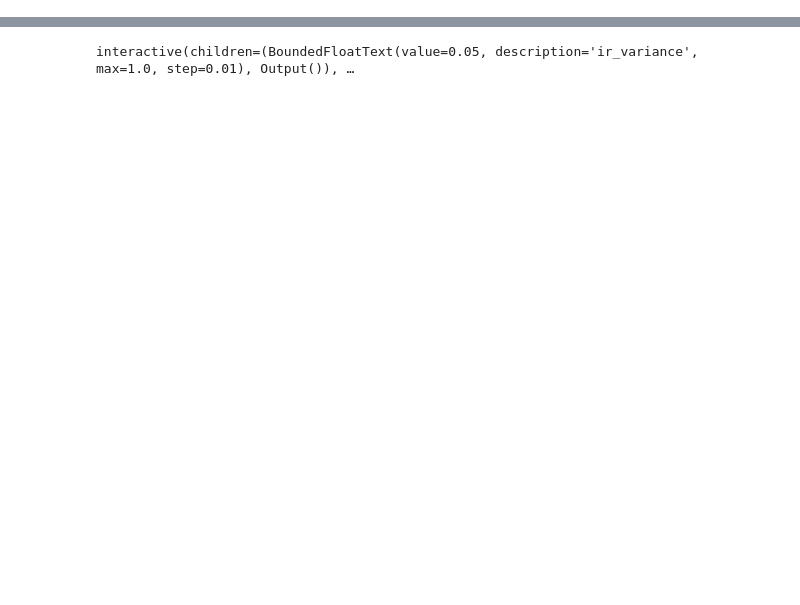
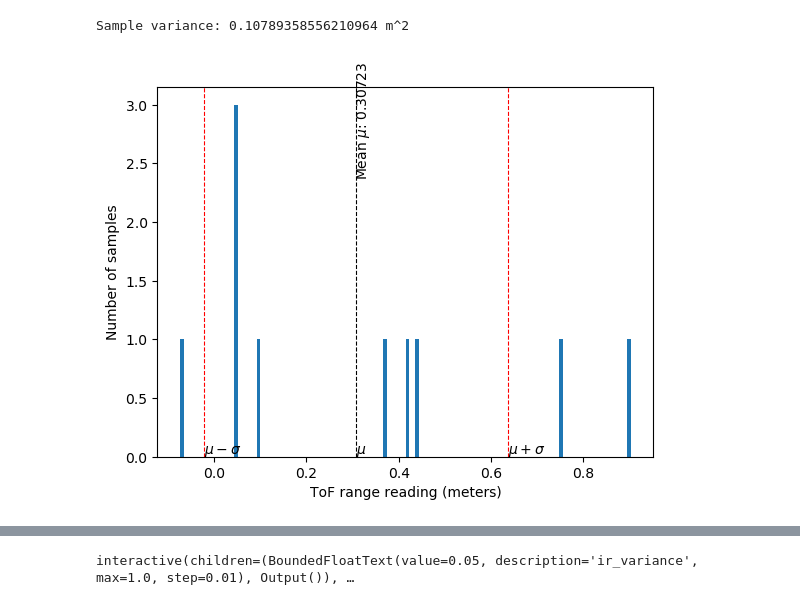
Before and after one commit to duckietown/duckietown-lx, a Jupyter notebook: dd21-ukf-lx/notebooks/01-ukf-2d/two-dimensional-ukf.ipynb, the cells around one changed output, grey strips where cells are left out. Cells and saved outputs as stored; diff of their text form; code cells hidden in the pictures; blank space fills up the shorter version.

```diff
--- a/dd21-ukf-lx/notebooks/01-ukf-2d/two-dimensional-ukf.ipynb
+++ b/dd21-ukf-lx/notebooks/01-ukf-2d/two-dimensional-ukf.ipynb
@@ -92,0 +96,19 @@ When running `ir_sample_variance_calculation.py`, you can pass in command-line a
+# %%
+import sys
+
+# TODO: modify <yourGitHubName> to make this the path to your exercise folder
+EXERCISE_DIRECTORY = "../../packages/project-ukf-2020-Tuxliri/"
+# EXERCISE_DIRECTORY = "../../packages/project-ukf-2020-<yourGitHubName>/"
+sys.path.append(EXERCISE_DIRECTORY)
+# %%
+# Execute here the script plotting the variance histogram with matplotlib output
+from variance_estimator import main
+
+IR_DATA_PATH = EXERCISE_DIRECTORY+'ir_data.txt'
+
+%matplotlib inline
+
+main(filepath=IR_DATA_PATH)
+# %% [output]
+Sample variance: 0.10789358556210964 m^2
+[figure, added]
```
Also changed, not shown: parts of 10 cells of this notebook, 6 other files.
